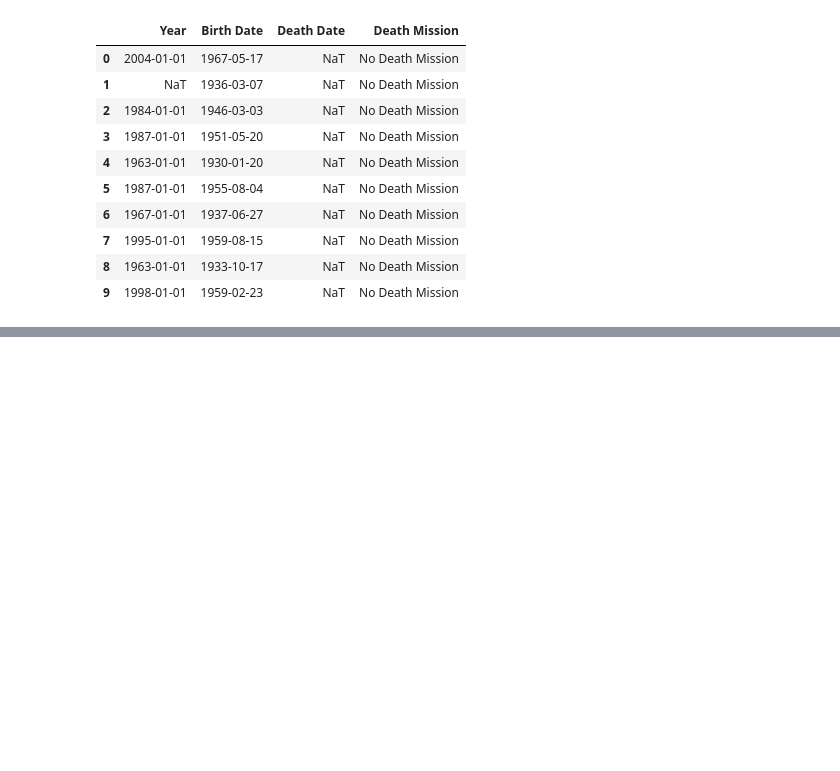
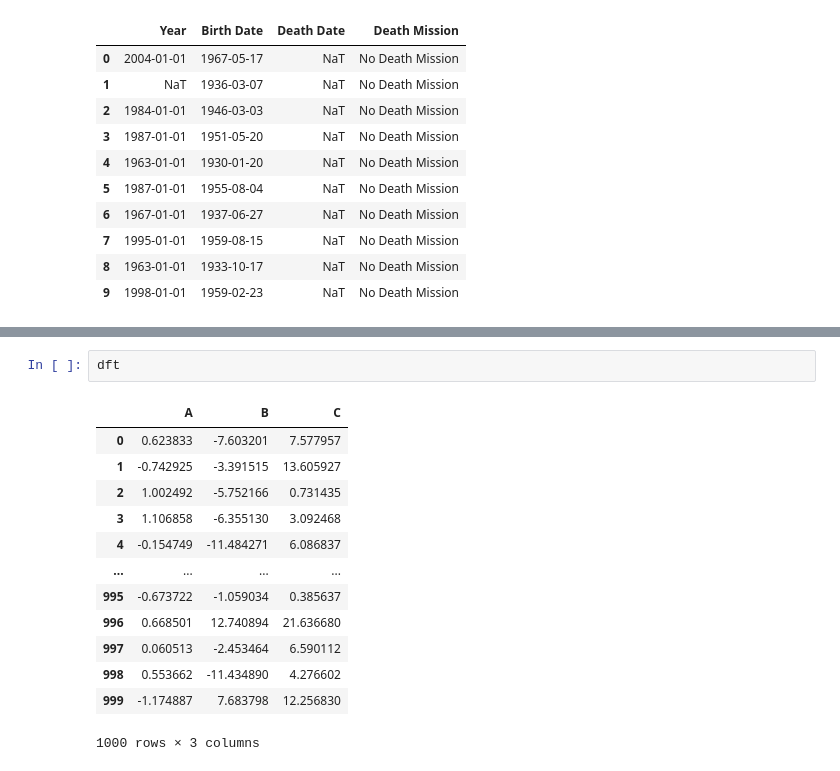
Before and after one commit to omid-sar/Interview-Preparation, a Jupyter notebook: data_manipulation/test.ipynb, the cells around one changed output, grey strips where cells are left out. Cells and saved outputs as stored; diff of their text form; blank space fills up the shorter version.

```diff
--- a/data_manipulation/test.ipynb
+++ b/data_manipulation/test.ipynb
@@ -515,0 +538,16 @@ df.append({'Name':'Omid', 'Year': 2010, 'Group': 20 , } , ignore_index=True).tai
+# %%
+dft
+# %% [output]
+|  | A | B | C |
+| 0 | 0.623833 | -7.603201 | 7.577957 |
+| 1 | -0.742925 | -3.391515 | 13.605927 |
+| 2 | 1.002492 | -5.752166 | 0.731435 |
+| 3 | 1.106858 | -6.355130 | 3.092468 |
+| 4 | -0.154749 | -11.484271 | 6.086837 |
+| ... | ... | ... | ... |
+| 995 | -0.673722 | -1.059034 | 0.385637 |
+| 996 | 0.668501 | 12.740894 | 21.636680 |
+| 997 | 0.060513 | -2.453464 | 6.590112 |
+| 998 | 0.553662 | -11.434890 | 4.276602 |
+| 999 | -1.174887 | 7.683798 | 12.256830 |
+1000 rows × 3 columns
```
Also changed, not shown: parts of 7 cells of this notebook.
